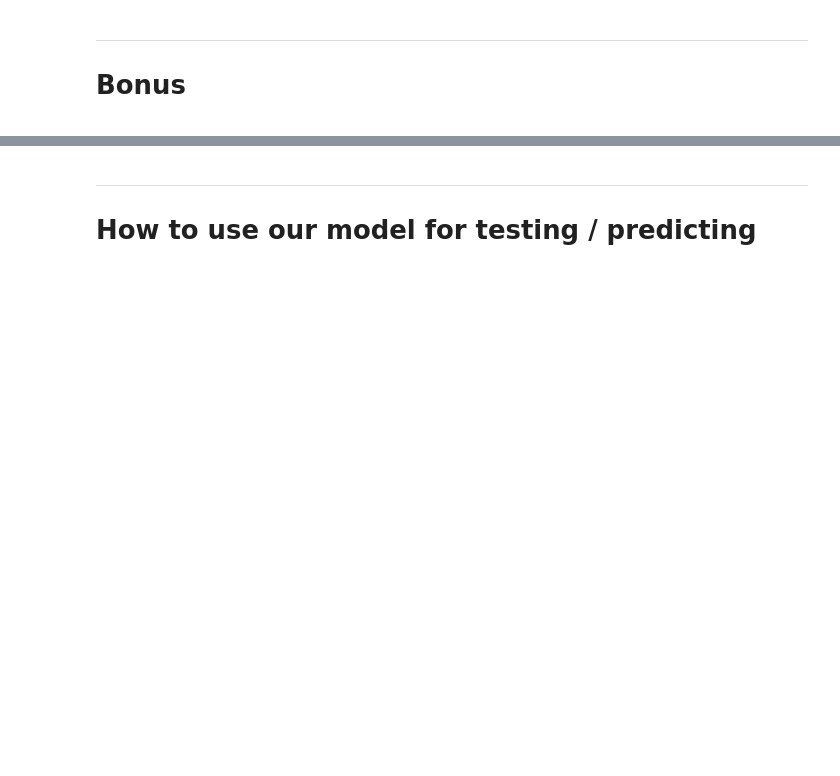
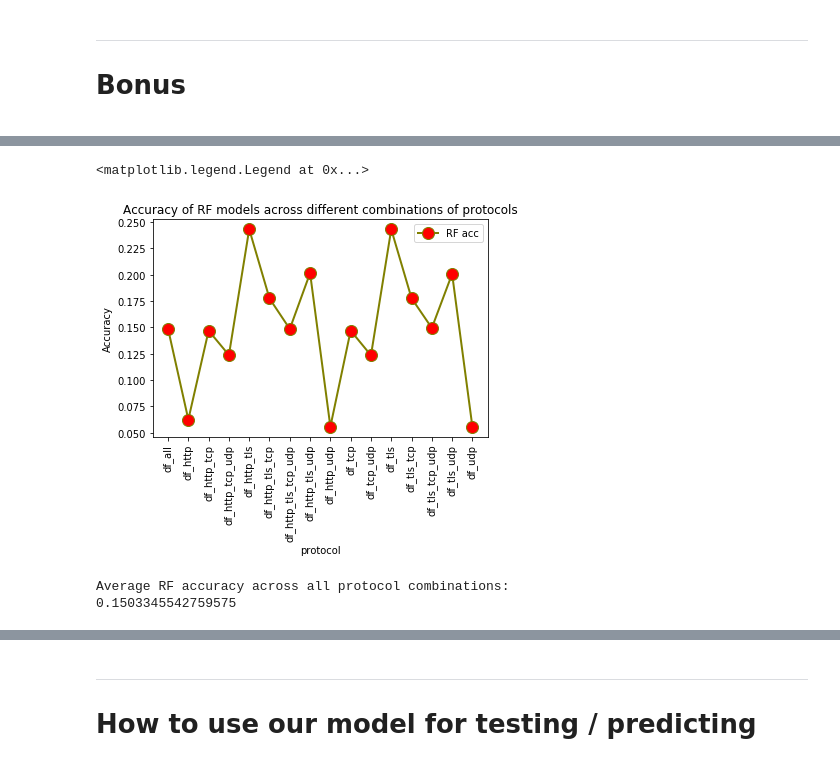
Before and after one commit to mbronckers/cmsc23360, a Jupyter notebook: p2/Submission.ipynb, the cells around one changed output, grey strips where cells are left out. Cells and saved outputs as stored; diff of their text form; code cells hidden in the pictures; blank space fills up the shorter version.

```diff
--- a/p2/Submission.ipynb
+++ b/p2/Submission.ipynb
@@ -891,0 +893,3 @@ print(results)
+# %%
+rf_values = [results[key]['rf'] for key in results.keys()]
+rf_keys = [key for key in results.keys()]
@@ -891,0 +913,24 @@ print(results)
+# %%
+x_key = rf_keys
+x_pos = [i for i, _ in enumerate(x_key)]
+
+rf_results = [(k, r['rf']) for k,r in results.items()]
+rf_val = list(map(lambda x : float(x[1]), rf_results))
+
+# multiple line plot
+plt.plot(x_pos, rf_val, marker='o', markerfacecolor='red', markersize=12, color='olive', linewidth=2, label='RF acc')
+plt.xticks(x_pos, x_key, rotation='vertical')
+plt.xlabel("protocol")
+plt.ylabel("Accuracy")
+plt.title("Accuracy of RF models across different combinations of protocols")
+plt.legend()
+# %% [output]
+<matplotlib.legend.Legend at 0x...>
+[figure, added]
+# %%
+rf_av = np.mean(rf_val)
+print("Average RF accuracy across all protocol combinations:")
+print(rf_av)
+# %% [output]
+Average RF accuracy across all protocol combinations:
+0.1503345542759575
```
Also changed, not shown: parts of 8 cells of this notebook, 1 other file.
